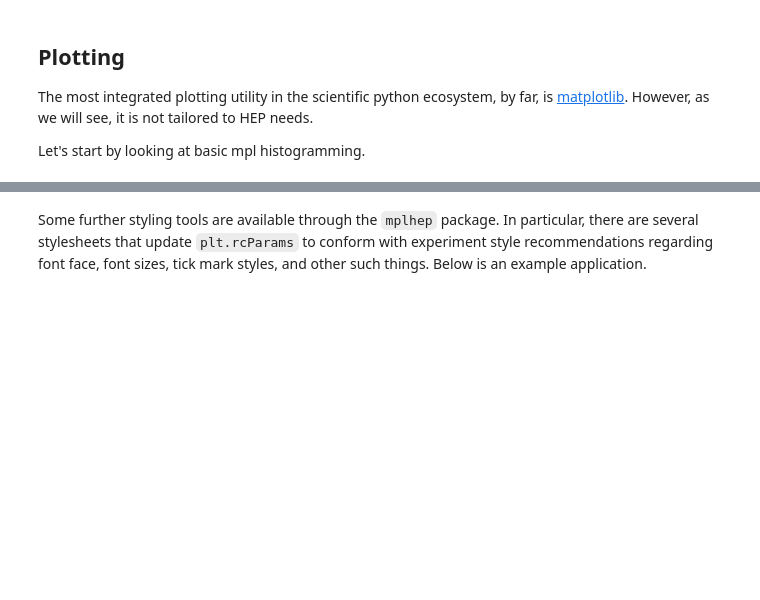
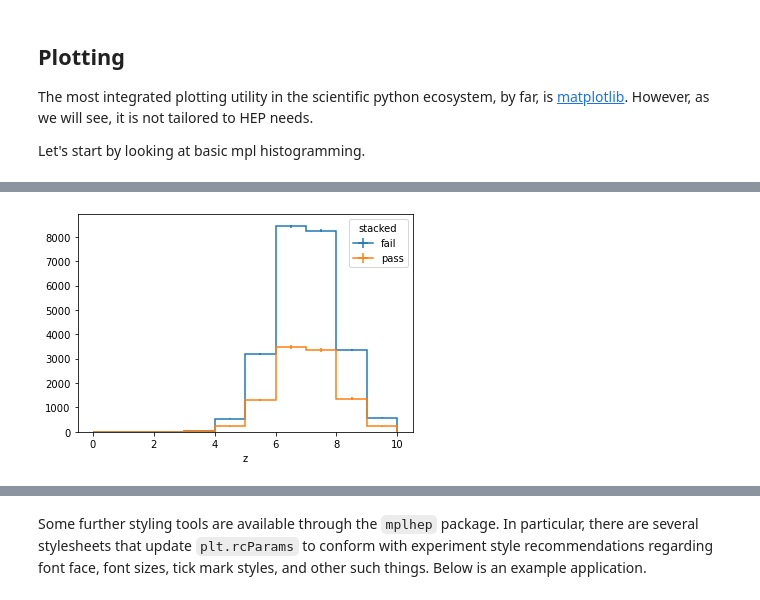
Before and after one commit to CoffeaTeam/coffea-hats, a Jupyter notebook: 01-histograms.ipynb, the cells around one changed output, grey strips where cells are left out. Saved outputs shown, nothing was run; the diff lists cells and outputs as text; code cells hidden in the pictures; blank space fills up the shorter version.

```diff
--- a/01-histograms.ipynb
+++ b/01-histograms.ipynb
@@ -446,0 +263,6 @@ lumi = plt.text(1., 1., r"1 fb$^{-1}$ (?? TeV)",
+# %%
+# plot z projection per category, stacked
+h[:, ::sum, ::sum, :].plot1d(stack=True)
+plt.gca().legend(title="stacked");
+# %% [output]
+[figure, added]
```
Also changed, not shown: parts of 75 cells of this notebook, 5 other files.
